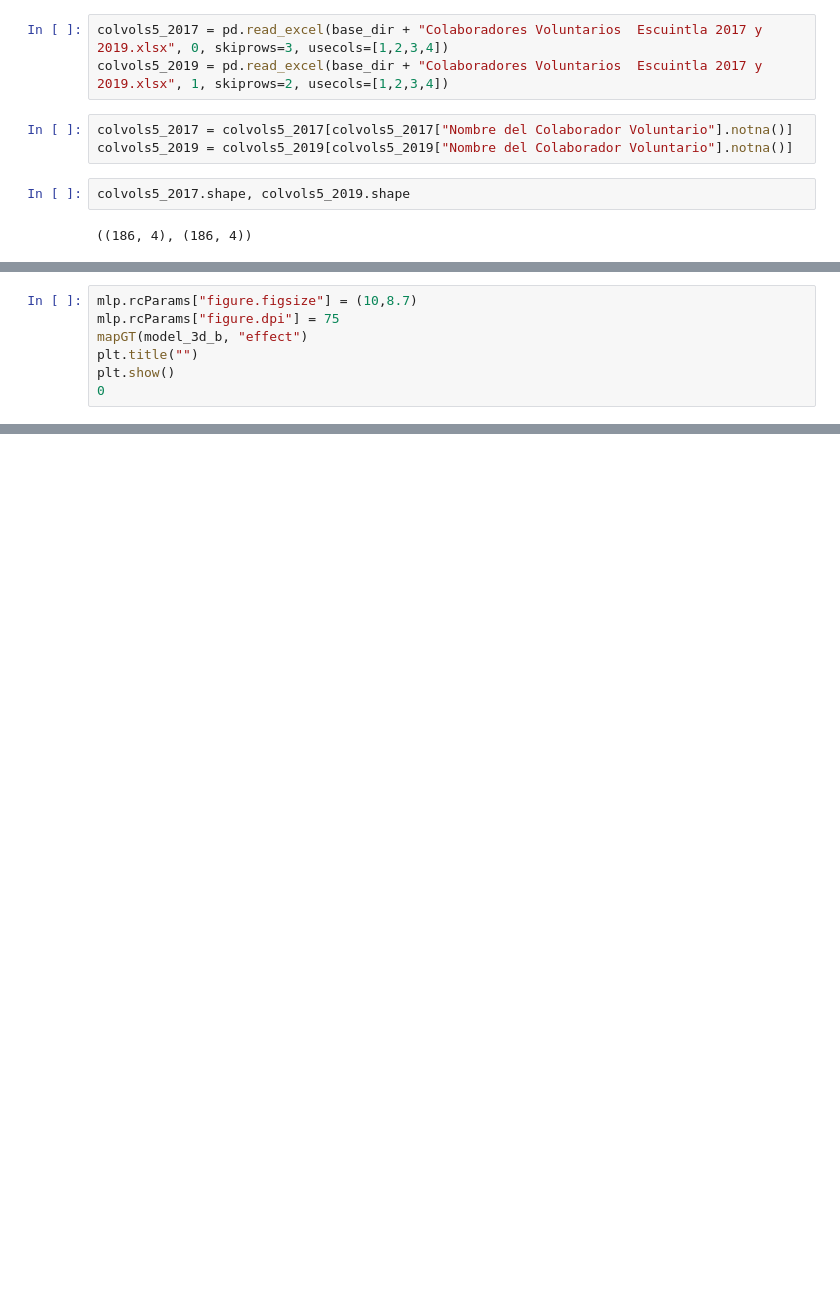
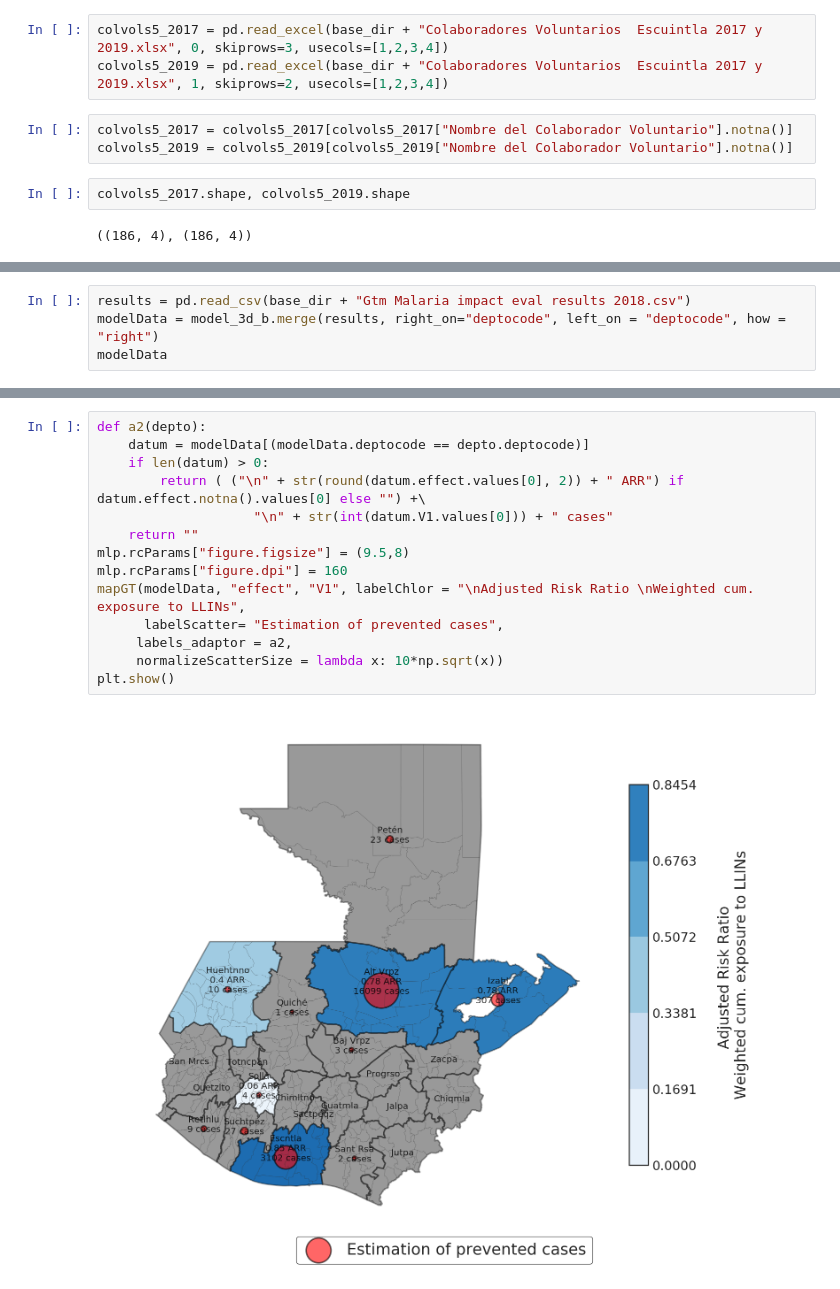
Before and after one commit to Guitlle/gf, a Jupyter notebook: outcome_measurement/malaria/gtm/GTM - Malaria data reporting.ipynb, the cells around one changed output, grey strips where cells are left out. Drawn from its saved outputs; the diff is of its cells as text; blank space fills up the shorter version.

```diff
--- a/outcome_measurement/malaria/gtm/GTM - Malaria data reporting.ipynb
+++ b/outcome_measurement/malaria/gtm/GTM - Malaria data reporting.ipynb
@@ -193,7 +374,0 @@ model_3d_b
-# %%
-mlp.rcParams["figure.figsize"] = (10,8.7)
-mlp.rcParams["figure.dpi"] = 75
-mapGT(model_3d_b, "effect")
-plt.title("")
-plt.show()
-0
@@ -202,0 +375,4 @@ plt.show()
+# %%
+results = pd.read_csv(base_dir + "Gtm Malaria impact eval results 2018.csv")
+modelData = model_3d_b.merge(results, right_on="deptocode", left_on = "deptocode", how = "right")
+modelData
@@ -202,0 +392,16 @@ plt.show()
+# %%
+def a2(depto):
+    datum = modelData[(modelData.deptocode == depto.deptocode)]
+    if len(datum) > 0:
+        return ( ("\n" + str(round(datum.effect.values[0], 2)) + " ARR") if datum.effect.notna().values[0] else "") +\
+                    "\n" + str(int(datum.V1.values[0])) + " cases"
+    return ""
+mlp.rcParams["figure.figsize"] = (9.5,8)
+mlp.rcParams["figure.dpi"] = 160
+mapGT(modelData, "effect", "V1", labelChlor = "\nAdjusted Risk Ratio \nWeighted cum. exposure to LLINs",
+      labelScatter= "Estimation of prevented cases",
+     labels_adaptor = a2,
+     normalizeScatterSize = lambda x: 10*np.sqrt(x))
+plt.show()
+# %% [output]
+[figure, added]
```
Also changed, not shown: parts of 24 cells of this notebook.
